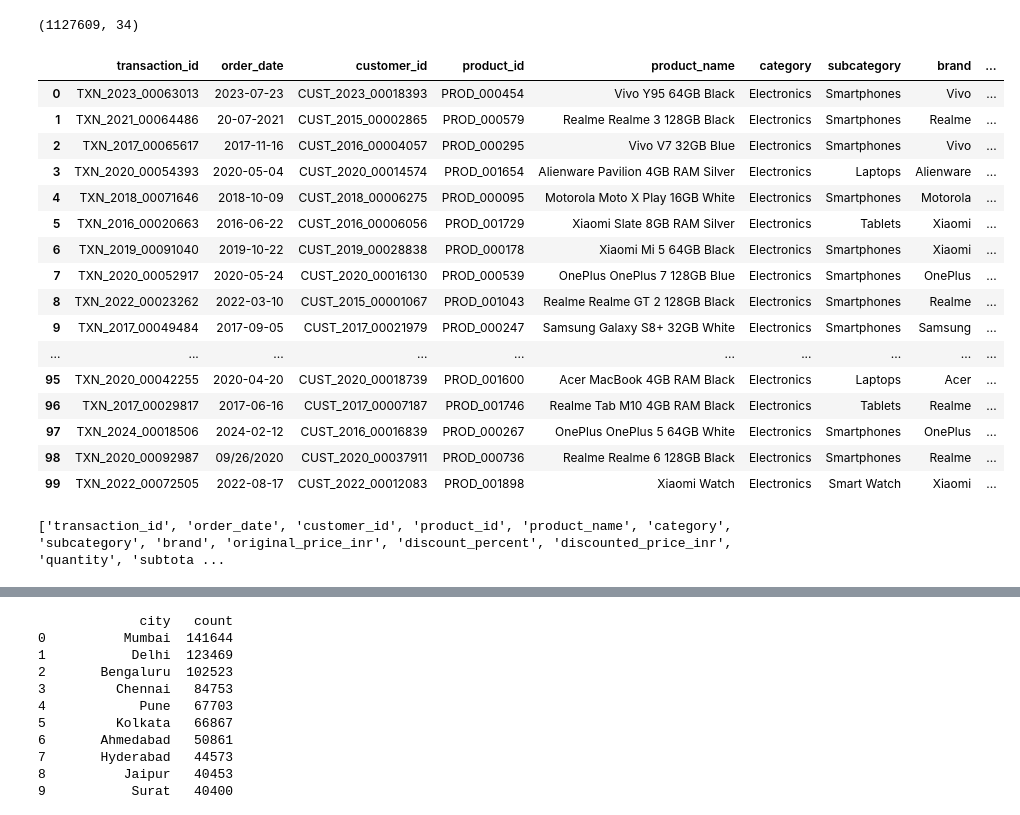
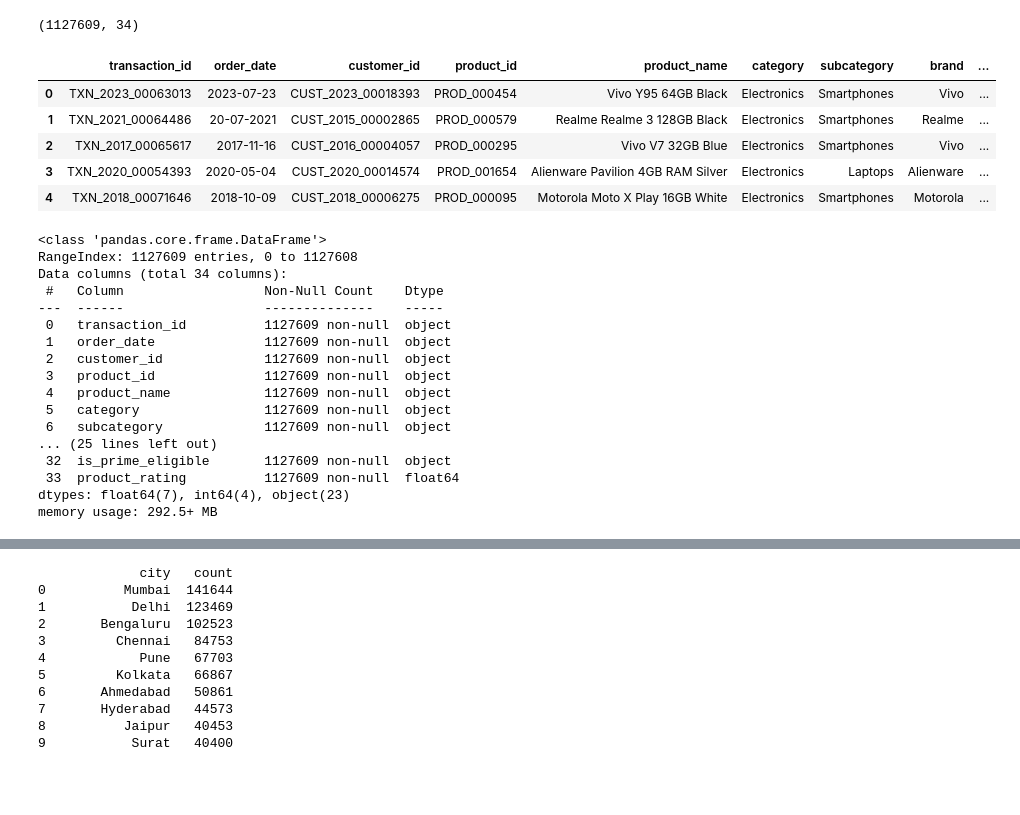
Before and after one commit to padhma4782/Amazon_Sales_Analytics, a Jupyter notebook: Data_Cleaning.ipynb, the cells around one changed output, grey strips where cells are left out. Drawn from its saved outputs; the diff is of its cells as text; code cells hidden in the pictures; blank space fills up the shorter version.

```diff
--- a/Data_Cleaning.ipynb
+++ b/Data_Cleaning.ipynb
@@ -23,33 +11,34 @@ df.shape
 # %% [output]
 (1127609, 34)
 # %%
-df.head(100)
+df.head()
 # %% [output]
 |  | transaction_id | order_date | customer_id | product_id | product_name | category | subcategory | brand | ... |
 | 0 | TXN_2023_00063013 | 2023-07-23 | CUST_2023_00018393 | PROD_000454 | Vivo Y95 64GB Black | Electronics | Smartphones | Vivo | ... |
 | 1 | TXN_2021_00064486 | 20-07-2021 | CUST_2015_00002865 | PROD_000579 | Realme Realme 3 128GB Black | Electronics | Smartphones | Realme | ... |
 | 2 | TXN_2017_00065617 | 2017-11-16 | CUST_2016_00004057 | PROD_000295 | Vivo V7 32GB Blue | Electronics | Smartphones | Vivo | ... |
 | 3 | TXN_2020_00054393 | 2020-05-04 | CUST_2020_00014574 | PROD_001654 | Alienware Pavilion 4GB RAM Silver | Electronics | Laptops | Alienware | ... |
 | 4 | TXN_2018_00071646 | 2018-10-09 | CUST_2018_00006275 | PROD_000095 | Motorola Moto X Play 16GB White | Electronics | Smartphones | Motorola | ... |
-| 5 | TXN_2016_00020663 | 2016-06-22 | CUST_2016_00006056 | PROD_001729 | Xiaomi Slate 8GB RAM Silver | Electronics | Tablets | Xiaomi | ... |
-| 6 | TXN_2019_00091040 | 2019-10-22 | CUST_2019_00028838 | PROD_000178 | Xiaomi Mi 5 64GB Black | Electronics | Smartphones | Xiaomi | ... |
-| 7 | TXN_2020_00052917 | 2020-05-24 | CUST_2020_00016130 | PROD_000539 | OnePlus OnePlus 7 128GB Blue | Electronics | Smartphones | OnePlus | ... |
-| 8 | TXN_2022_00023262 | 2022-03-10 | CUST_2015_00001067 | PROD_001043 | Realme Realme GT 2 128GB Black | Electronics | Smartphones | Realme | ... |
-| 9 | TXN_2017_00049484 | 2017-09-05 | CUST_2017_00021979 | PROD_000247 | Samsung Galaxy S8+ 32GB White | Electronics | Smartphones | Samsung | ... |
-| ... | ... | ... | ... | ... | ... | ... | ... | ... | ... |
-| 95 | TXN_2020_00042255 | 2020-04-20 | CUST_2020_00018739 | PROD_001600 | Acer MacBook 4GB RAM Black | Electronics | Laptops | Acer | ... |
-| 96 | TXN_2017_00029817 | 2017-06-16 | CUST_2017_00007187 | PROD_001746 | Realme Tab M10 4GB RAM Black | Electronics | Tablets | Realme | ... |
-| 97 | TXN_2024_00018506 | 2024-02-12 | CUST_2016_00016839 | PROD_000267 | OnePlus OnePlus 5 64GB White | Electronics | Smartphones | OnePlus | ... |
-| 98 | TXN_2020_00092987 | 09/26/2020 | CUST_2020_00037911 | PROD_000736 | Realme Realme 6 128GB Black | Electronics | Smartphones | Realme | ... |
-| 99 | TXN_2022_00072505 | 2022-08-17 | CUST_2022_00012083 | PROD_001898 | Xiaomi Watch | Electronics | Smart Watch | Xiaomi | ... |
-# %%
-pd.set_option('display.max_columns', None)
-pd.set_option('display.width', 2000)
-#df.dtypes
-#print(df.dtypes.to_string())
-print(df.columns.tolist())
-# %% [output]
-['transaction_id', 'order_date', 'customer_id', 'product_id', 'product_name', 'category', 'subcategory', 'brand', 'original_price_inr', 'discount_percent', 'discounted_price_inr', 'quantity', 'subtota ...
+# %%
+df.info()
+# %% [output]
+<class 'pandas.core.frame.DataFrame'>
+RangeIndex: 1127609 entries, 0 to 1127608
+Data columns (total 34 columns):
+ #   Column                  Non-Null Count    Dtype
+---  ------                  --------------    -----
+ 0   transaction_id          1127609 non-null  object
+ 1   order_date              1127609 non-null  object
+ 2   customer_id             1127609 non-null  object
+ 3   product_id              1127609 non-null  object
+ 4   product_name            1127609 non-null  object
+ 5   category                1127609 non-null  object
+ 6   subcategory             1127609 non-null  object
+... (25 lines left out)
+ 32  is_prime_eligible       1127609 non-null  object
+ 33  product_rating          1127609 non-null  float64
+dtypes: float64(7), int64(4), object(23)
+memory usage: 292.5+ MB
 # %%
 #2 Cleaning original_price_inr column and converting it to float
 df['original_price_inr'] = df['original_price_inr'].str.replace('Rs ',"").str.replace('₹',"").str.replace(",","").str.replace("Price on Request","").astype('float')
```
Also changed, not shown: parts of 20 cells of this notebook.
